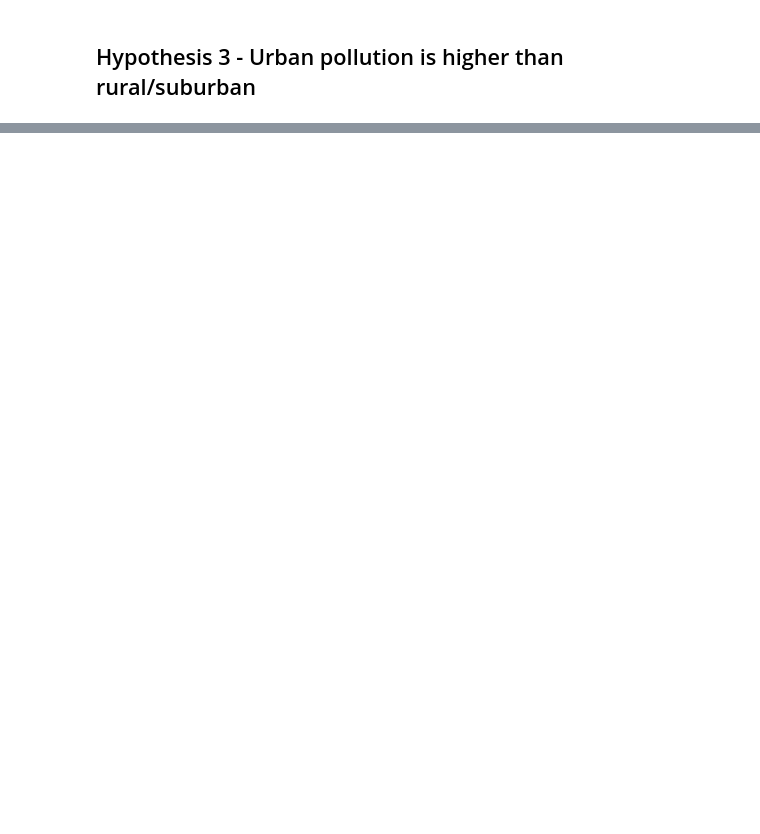
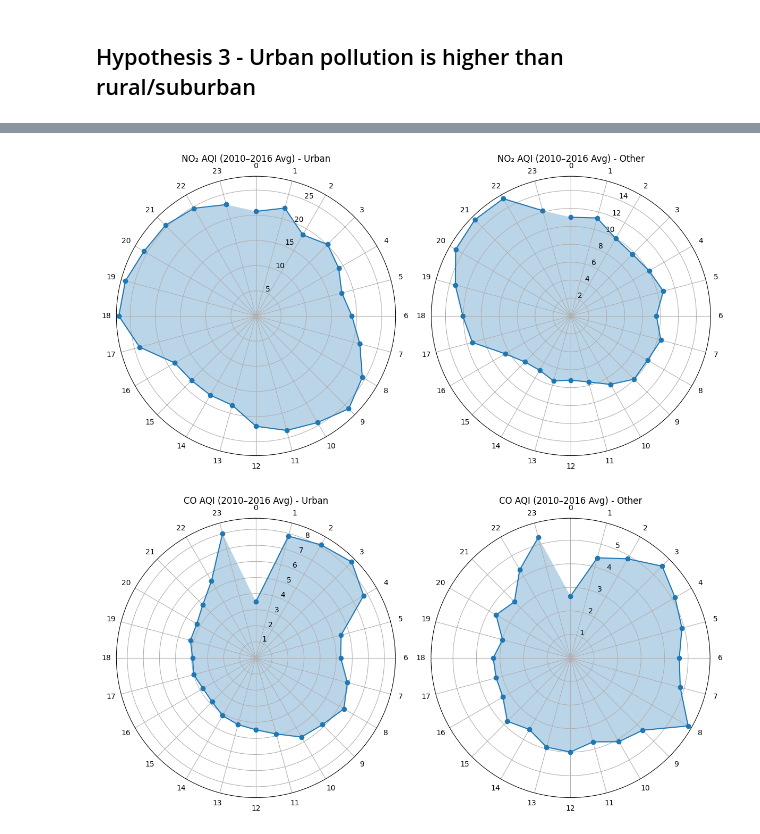
Before and after one commit to illusio666/us_air_pollution, a Jupyter notebook: jupyter_notebooks/us_air_pollution_visualisations.ipynb, the cells around one changed output, grey strips where cells are left out. Drawn from its saved outputs; the diff is of its cells as text; code cells hidden in the pictures; blank space fills up the shorter version.

Commit message:
Add 24hr timebased visualistion of pollution; create new data file for ML stage

```diff
--- a/jupyter_notebooks/us_air_pollution_visualisations.ipynb
+++ b/jupyter_notebooks/us_air_pollution_visualisations.ipynb
@@ -401,7 +402,8 @@ location_df = pd.read_csv('location_data.csv')
 # Merge City field into df
 df = pd.merge(
     df,
-    location_df[['County_State','City']],  # only bring in City column
-    on='County_State',
+    location_df[['City_County_State','City']],  # only bring in City column
+    on='City_County_State',
     how='left'
 )
+df.head()
@@ -421,0 +477,57 @@ df.head()
+# %%
+import numpy as np
+
+# Step 1: Create Urban vs Other grouping
+df['AreaType'] = df['City'].apply(lambda x: 'Other' if x == 'Not in a city' else 'Urban')
+
+# Step 2: Filter for 2010–2016
+df_filtered = df[(df['Year'] >= 2010) & (df['Year'] <= 2016)]
+
+# Step 3: Aggregate averages by hour
+no2_avg = (
+    df_filtered.groupby(['AreaType', 'NO2 1st Max Hour'])['NO2 AQI']
+    .mean()
+    .reset_index()
+)
+co_avg = (
+    df_filtered.groupby(['AreaType', 'CO 1st Max Hour'])['CO AQI']
+    .mean()
+    .reset_index()
+)
+
+# Step 4: Function to plot clock-style polar chart
+def plot_clock(data, hour_col, value_col, title):
+    hours = np.arange(24)
+    theta = 2 * np.pi * hours / 24  # convert hours to radians
+
+    fig, axes = plt.subplots(1, 2, subplot_kw={'projection': 'polar'}, figsize=(12, 6))
+    area_types = ['Urban', 'Other']
+
+    for ax, area in zip(axes, area_types):
+        subset = data[data['AreaType'] == area]
+        values = [
+            subset[subset[hour_col] == h][value_col].mean() if h in subset[hour_col].values else 0
+            for h in hours
+        ]
+
+        ax.plot(theta, values, marker='o')
+        ax.fill(theta, values, alpha=0.3)
+        ax.set_xticks(np.linspace(0, 2*np.pi, 24, endpoint=False))
+        ax.set_xticklabels(range(24))
+        ax.set_title(f"{title} - {area}", pad=20)
+
+        # Adjust orientation: 0 at top, clockwise
+        ax.set_theta_zero_location("N")
+        ax.set_theta_direction(-1)
+
+    plt.tight_layout()
+    return fig
+
+# Step 5: Plot NO2 and CO clocks
+fig1 = plot_clock(no2_avg, 'NO2 1st Max Hour', 'NO2 AQI', 'NO₂ AQI (2010–2016 Avg)')
+fig2 = plot_clock(co_avg, 'CO 1st Max Hour', 'CO AQI', 'CO AQI (2010–2016 Avg)')
+
+plt.show()
+# %% [output]
+[figure, added]
+[figure, added]
```
Also changed, not shown: parts of 14 cells of this notebook, 1 other file.
